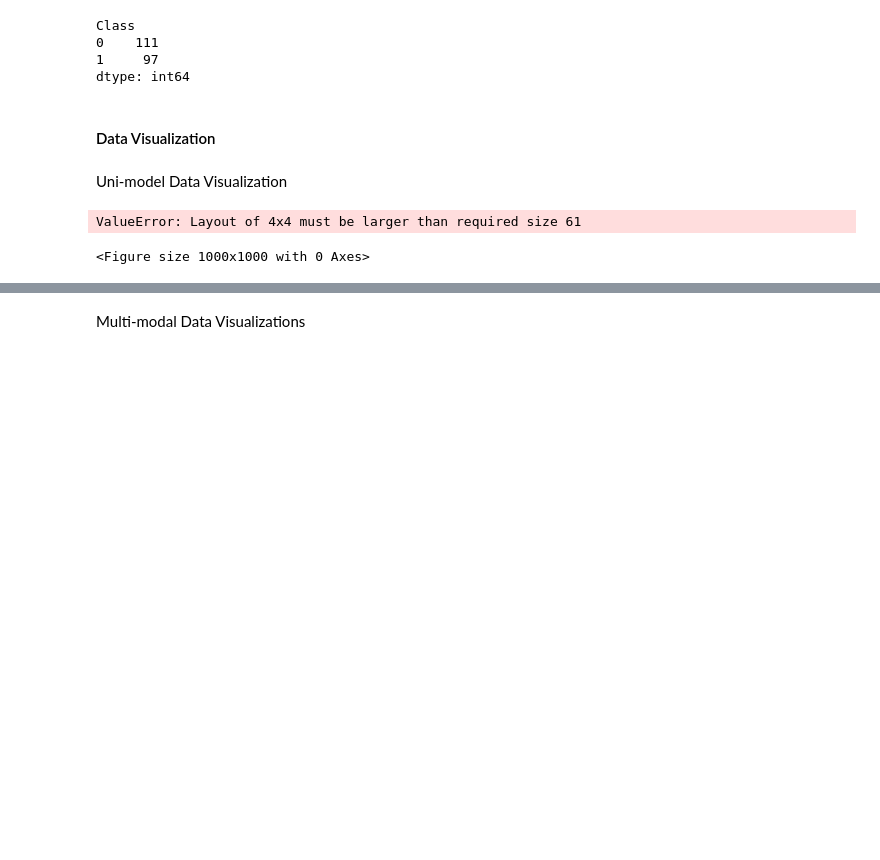
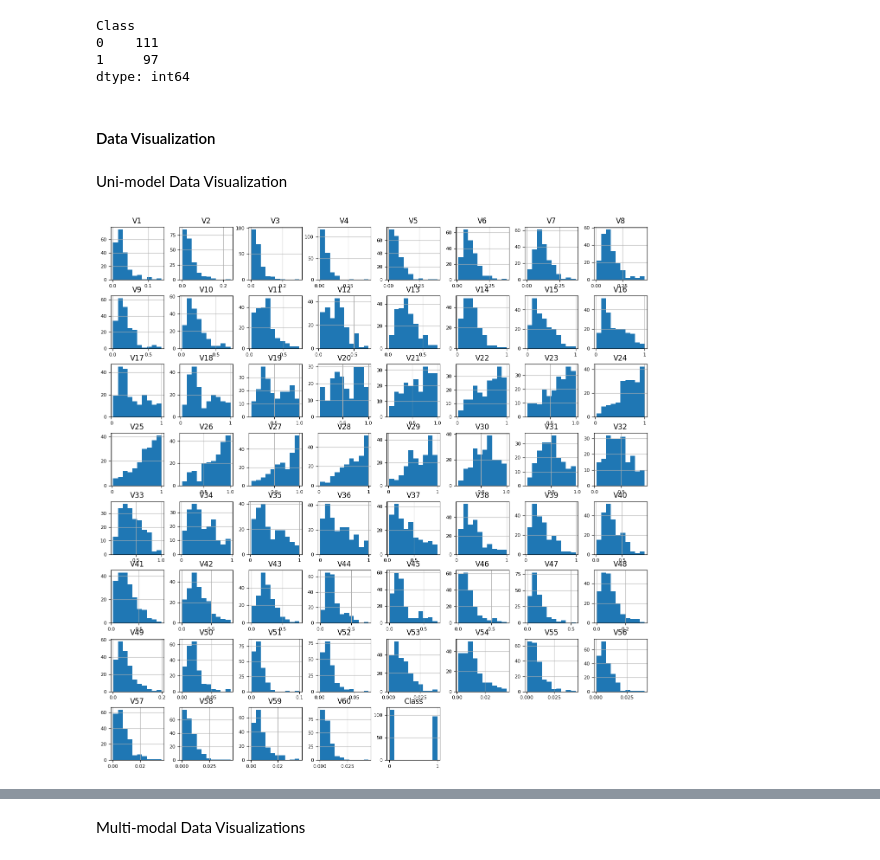
Before and after one commit to Maysha-Khanom-Moon/ml-python-notes, a Jupyter notebook: Chapter_21.ipynb, the cells around one changed output, grey strips where cells are left out. Cells and saved outputs as stored; diff of their text form; code cells hidden in the pictures; blank space fills up the shorter version.

```diff
--- a/Chapter_21.ipynb
+++ b/Chapter_21.ipynb
@@ -95,9 +95,9 @@ dtype: int64
 # %% [markdown]
 Uni-model Data Visualization
 # %%
-dataset.hist(sharex=False, sharey=False, layout=(4, 4), figsize=(10, 10), xlabelsize=1, ylabelsize=1)
+# histograms
+dataset.hist(sharex=False, sharey=False, xlabelsize=8, ylabelsize=8, figsize=(16, 16))
 plt.show()
 # %% [output]
-ValueError: Layout of 4x4 must be larger than required size 61
-<Figure size 1000x1000 with 0 Axes>
+[figure, added]
 # %%
```
Also changed, not shown: parts of 4 cells of this notebook.
